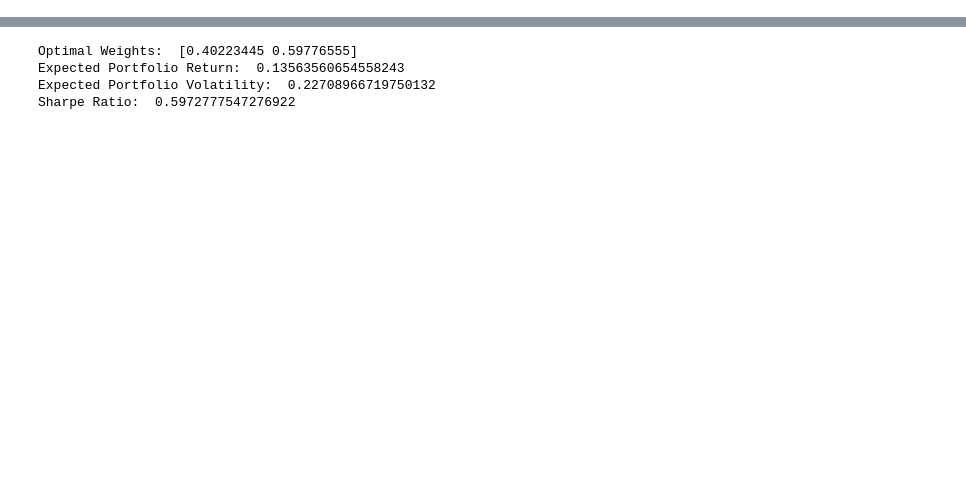
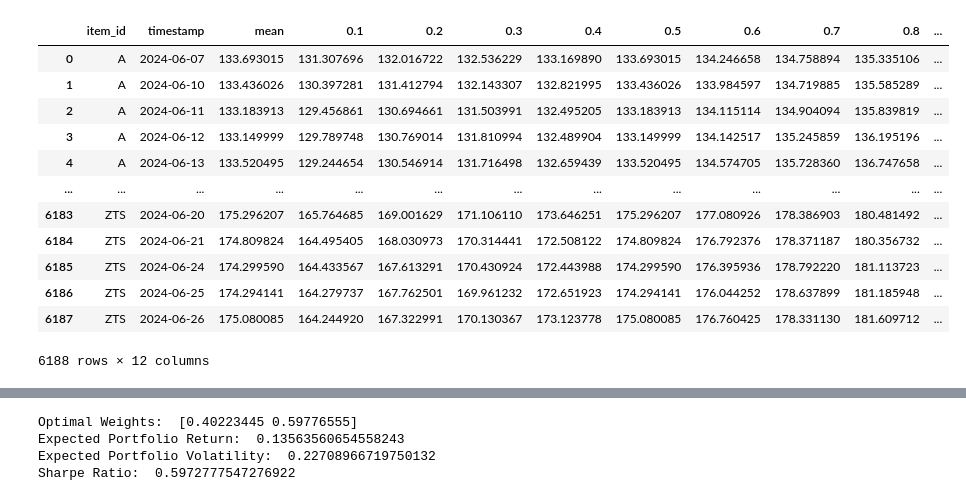
Before and after one commit to paulmora-qb/fictional-disco, a Jupyter notebook: notebooks/portfolio.ipynb, the cells around one changed output, grey strips where cells are left out. Drawn from its saved outputs; the diff is of its cells as text; code cells hidden in the pictures; blank space fills up the shorter version.

```diff
--- a/notebooks/portfolio.ipynb
+++ b/notebooks/portfolio.ipynb
@@ -18,0 +68,16 @@ returns = stocks.pct_change().dropna()
+# %%
+predictions.reset_index()
+# %% [output]
+|  | item_id | timestamp | mean | 0.1 | 0.2 | 0.3 | 0.4 | 0.5 | 0.6 | 0.7 | 0.8 | ... |
+| 0 | A | 2024-06-07 | 133.693015 | 131.307696 | 132.016722 | 132.536229 | 133.169890 | 133.693015 | 134.246658 | 134.758894 | 135.335106 | ... |
+| 1 | A | 2024-06-10 | 133.436026 | 130.397281 | 131.412794 | 132.143307 | 132.821995 | 133.436026 | 133.984597 | 134.719885 | 135.585289 | ... |
+| 2 | A | 2024-06-11 | 133.183913 | 129.456861 | 130.694661 | 131.503991 | 132.495205 | 133.183913 | 134.115114 | 134.904094 | 135.839819 | ... |
+| 3 | A | 2024-06-12 | 133.149999 | 129.789748 | 130.769014 | 131.810994 | 132.489904 | 133.149999 | 134.142517 | 135.245859 | 136.195196 | ... |
+| 4 | A | 2024-06-13 | 133.520495 | 129.244654 | 130.546914 | 131.716498 | 132.659439 | 133.520495 | 134.574705 | 135.728360 | 136.747658 | ... |
+| ... | ... | ... | ... | ... | ... | ... | ... | ... | ... | ... | ... | ... |
+| 6183 | ZTS | 2024-06-20 | 175.296207 | 165.764685 | 169.001629 | 171.106110 | 173.646251 | 175.296207 | 177.080926 | 178.386903 | 180.481492 | ... |
+| 6184 | ZTS | 2024-06-21 | 174.809824 | 164.495405 | 168.030973 | 170.314441 | 172.508122 | 174.809824 | 176.792376 | 178.371187 | 180.356732 | ... |
+| 6185 | ZTS | 2024-06-24 | 174.299590 | 164.433567 | 167.613291 | 170.430924 | 172.443988 | 174.299590 | 176.395936 | 178.792220 | 181.113723 | ... |
+| 6186 | ZTS | 2024-06-25 | 174.294141 | 164.279737 | 167.762501 | 169.961232 | 172.651923 | 174.294141 | 176.044252 | 178.637899 | 181.185948 | ... |
+| 6187 | ZTS | 2024-06-26 | 175.080085 | 164.244920 | 167.322991 | 170.130367 | 173.123778 | 175.080085 | 176.760425 | 178.331130 | 181.609712 | ... |
+6188 rows × 12 columns
```
Also changed, not shown: parts of 11 cells of this notebook, 23 other files.
